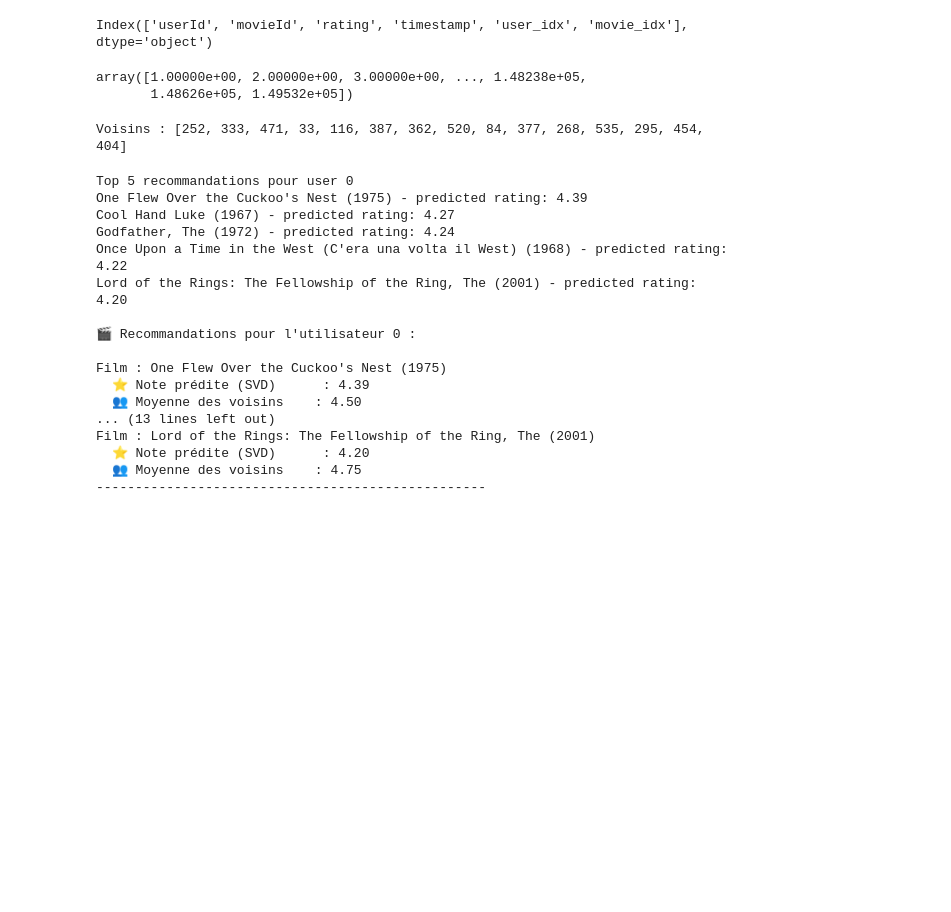
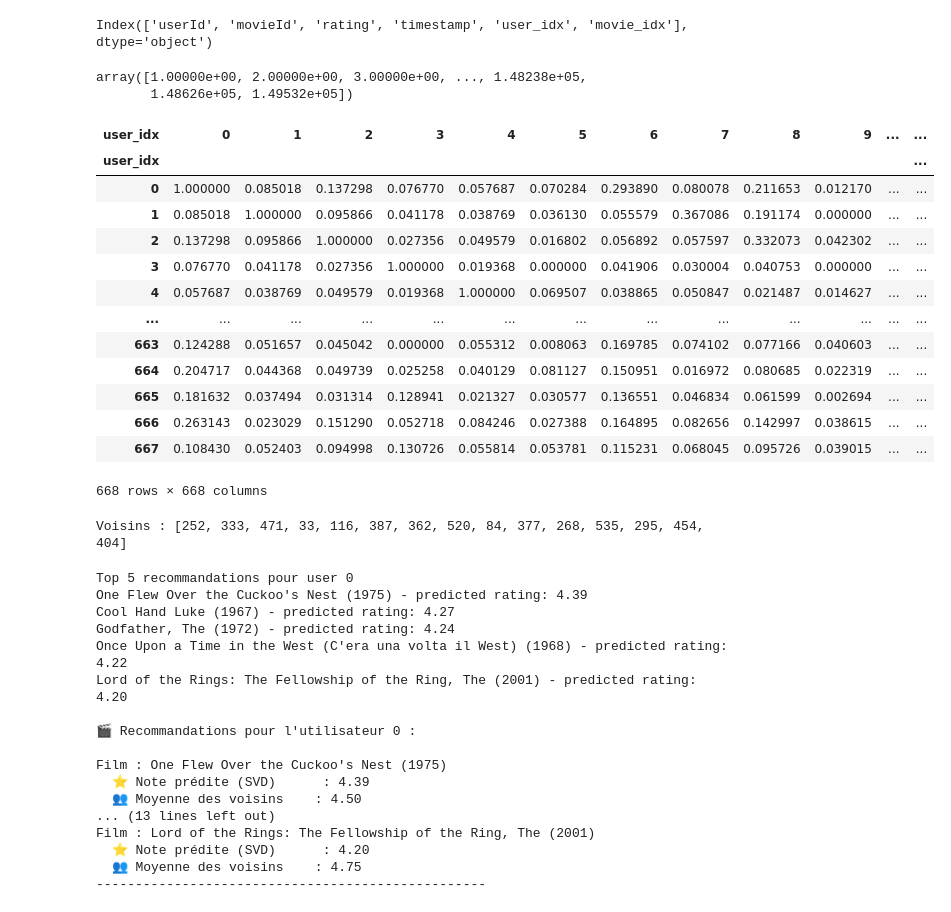
Before and after one commit to AzizDHIF/movie_recommender, a Jupyter notebook: notebooks/04_training.ipynb, the cells around one changed output. Cells and saved outputs as stored; diff of their text form; code cells hidden in the pictures; blank space fills up the shorter version.

```diff
--- a/notebooks/04_training.ipynb
+++ b/notebooks/04_training.ipynb
@@ -343,20 +343,36 @@ array([1.00000e+00, 2.00000e+00, 3.00000e+00, ..., 1.48238e+05,
 # %%
 from sklearn.metrics.pairwise import cosine_similarity
 
 # 1. Matrice utilisateur × film
 user_movie_matrix = train_df.pivot(
     index='user_idx',
     columns='movie_idx',
     values='rating'
 )
 
 # 2. Similarité utilisateur-utilisateur
 user_similarity = cosine_similarity(user_movie_matrix.fillna(0))
 user_similarity_df = pd.DataFrame(
     user_similarity,
     index=user_movie_matrix.index,
     columns=user_movie_matrix.index
 )
+user_similarity_df
+# %% [output]
+| user_idx | 0 | 1 | 2 | 3 | 4 | 5 | 6 | 7 | 8 | 9 | ... | ... |
+| user_idx |  |  |  |  |  |  |  |  |  |  |  | ... |
+| 0 | 1.000000 | 0.085018 | 0.137298 | 0.076770 | 0.057687 | 0.070284 | 0.293890 | 0.080078 | 0.211653 | 0.012170 | ... | ... |
+| 1 | 0.085018 | 1.000000 | 0.095866 | 0.041178 | 0.038769 | 0.036130 | 0.055579 | 0.367086 | 0.191174 | 0.000000 | ... | ... |
+| 2 | 0.137298 | 0.095866 | 1.000000 | 0.027356 | 0.049579 | 0.016802 | 0.056892 | 0.057597 | 0.332073 | 0.042302 | ... | ... |
+| 3 | 0.076770 | 0.041178 | 0.027356 | 1.000000 | 0.019368 | 0.000000 | 0.041906 | 0.030004 | 0.040753 | 0.000000 | ... | ... |
+| 4 | 0.057687 | 0.038769 | 0.049579 | 0.019368 | 1.000000 | 0.069507 | 0.038865 | 0.050847 | 0.021487 | 0.014627 | ... | ... |
+| ... | ... | ... | ... | ... | ... | ... | ... | ... | ... | ... | ... | ... |
+| 663 | 0.124288 | 0.051657 | 0.045042 | 0.000000 | 0.055312 | 0.008063 | 0.169785 | 0.074102 | 0.077166 | 0.040603 | ... | ... |
+| 664 | 0.204717 | 0.044368 | 0.049739 | 0.025258 | 0.040129 | 0.081127 | 0.150951 | 0.016972 | 0.080685 | 0.022319 | ... | ... |
+| 665 | 0.181632 | 0.037494 | 0.031314 | 0.128941 | 0.021327 | 0.030577 | 0.136551 | 0.046834 | 0.061599 | 0.002694 | ... | ... |
+| 666 | 0.263143 | 0.023029 | 0.151290 | 0.052718 | 0.084246 | 0.027388 | 0.164895 | 0.082656 | 0.142997 | 0.038615 | ... | ... |
+| 667 | 0.108430 | 0.052403 | 0.094998 | 0.130726 | 0.055814 | 0.053781 | 0.115231 | 0.068045 | 0.095726 | 0.039015 | ... | ... |
+668 rows × 668 columns
 # %%
 user_id = 0
 k = 10
```
Also changed, not shown: 13 other files.
